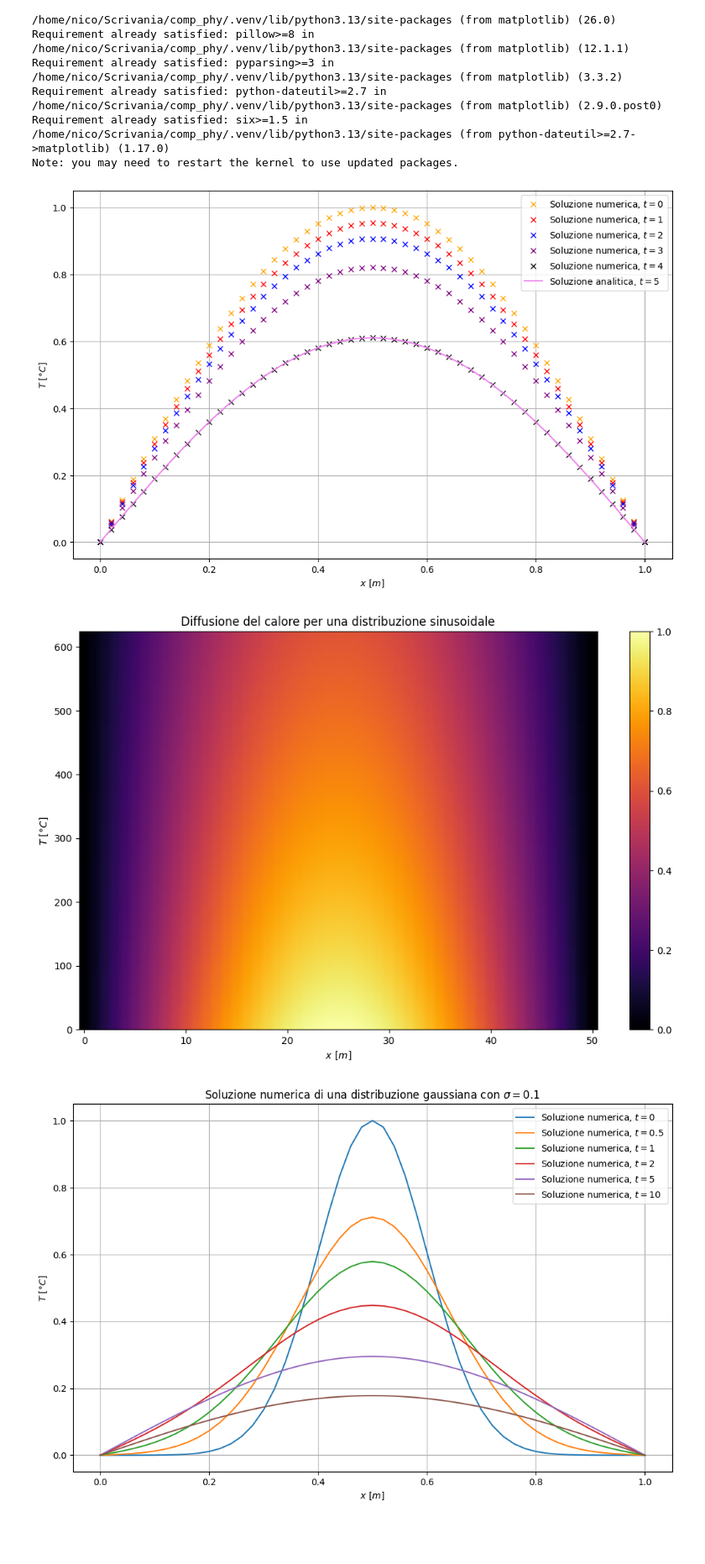
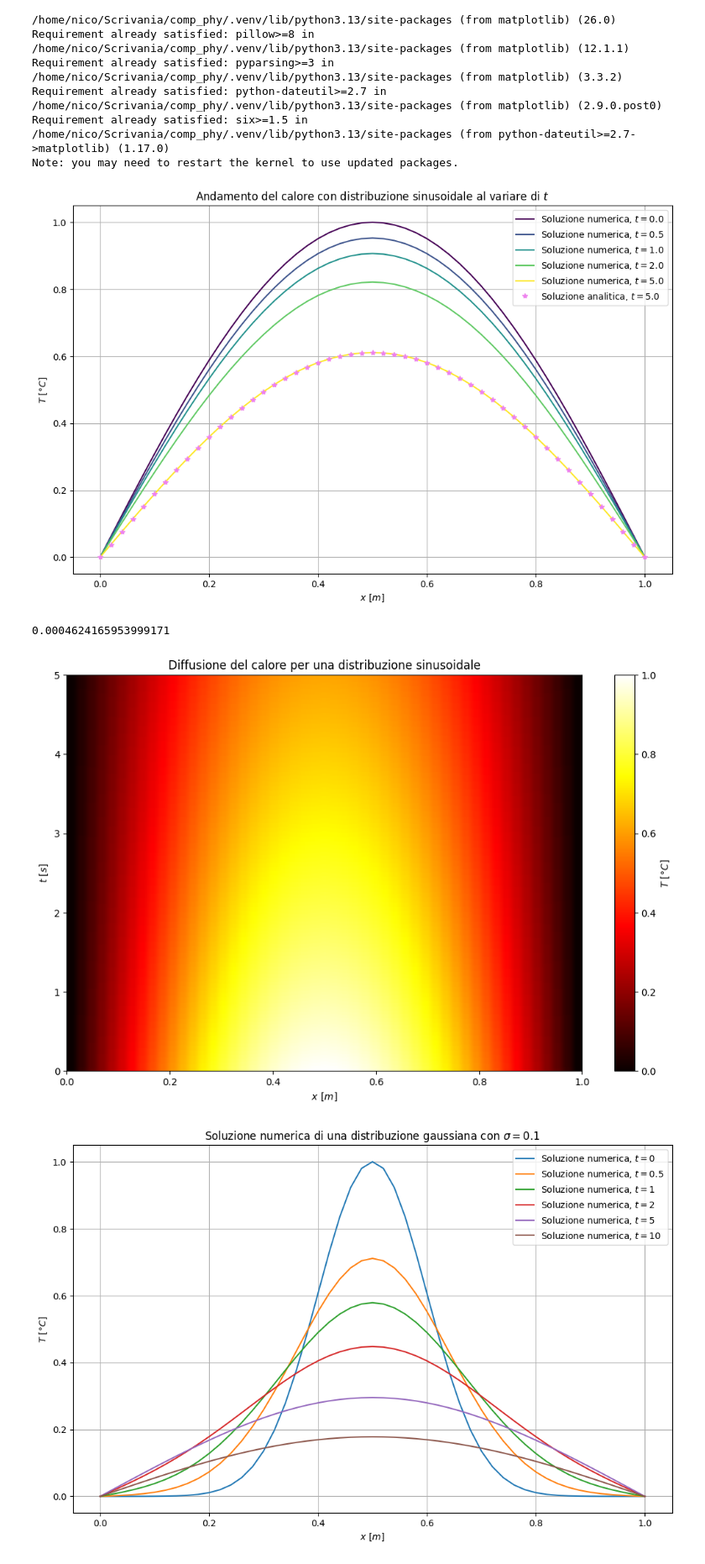
Before and after one commit to nicola-lamaddalena/computational_physics_course, a Jupyter notebook: ode/calore/main.ipynb, the cells around one changed output. Shown at 84% size. Cells and saved outputs as stored; diff of their text form; code cells hidden in the pictures; blank space fills up the shorter version.

```diff
--- a/ode/calore/main.ipynb
+++ b/ode/calore/main.ipynb
@@ -47,33 +47,43 @@ def ftcs(T0: float, Tl: float, Tr: float, x: list[float], t: float, dt: float, L
     return Ts
 
 Ts = ftcs(T0=1, Tl=0, Tr=0, x=xs, t=5, dt=dt, L=L, alpha=alpha, dx=dx)
+distr_sin = distribuzione_sin(T0=T0, x=xs, t=5, alpha=alpha, L=L)
+cmap = plt.cm.viridis
+times = [0.0, 0.5, 1.0, 2.0, 5.0]
 
-colors = ["orange", "red", "blue", "purple", "black"]
-rs = [0.0, 0.5, 1.0, 2.0, 5.0]
-for i in range(len(rs)):
-    riga = int(rs[i]/dt)
+for idx, t in enumerate(times):
+    riga = int(t/dt)
+    colore = cmap(idx / (len(times) - 1))
     if riga == 0:
-        plt.plot(xs, Ts[riga, :], "x", label=rf"Soluzione numerica, $t={i}$", color=colors[i])
+        plt.plot(xs, Ts[riga, :], label=rf"Soluzione numerica, $t={t}$", color=colore)
     else:
-        plt.plot(xs, Ts[riga-1, :], "x", label=rf"Soluzione numerica, $t={i}$", color=colors[i])
+        plt.plot(xs, Ts[riga-1, :], label=rf"Soluzione numerica, $t={t}$", color=colore)
 
-plt.plot(xs, distribuzione_sin(T0=T0, x=xs, t=5, alpha=alpha, L=L), label=r"Soluzione analitica, $t=5$", color="violet")
+plt.plot(xs, distr_sin, "*", label=r"Soluzione analitica, $t=5.0$", color="violet")
 plt.xlabel(r"$x\ [m]$")
 plt.ylabel(r"$T\ [°C]$")
+plt.title(r"Andamento del calore con distribuzione sinusoidale al variare di $t$")
 plt.grid()
 plt.legend()
 plt.show()
 # %% [output]
-[figure, old version]
+[figure, new version]
+# %%
+err_max_fin = np.max(np.abs(Ts[-1, :] - distr_sin))
+print(err_max_fin)
+# %% [output]
+0.0004624165953999171
 # %%
-plt.imshow(Ts, aspect='auto', origin='lower', cmap="inferno")
-plt.colorbar()
+extent = [0, L, 0, len(Ts)*dt]
+plt.imshow(Ts, extent=extent, aspect="auto", origin="lower", cmap="hot")
+cbar = plt.colorbar()
+cbar.set_label(r"$T\ [°C]$")
 plt.xlabel(r"$x\ [m]$")
-plt.ylabel(r"$T\ [°C]$")
+plt.ylabel(r"$t\ [s]$")
 plt.title("Diffusione del calore per una distribuzione sinusoidale")
 plt.show()
 # %% [output]
-[figure, old version]
+[figure, new version]
 # %%
 def ftcs1(T0: float, Tl: float, Tr: float, x: list[float], t: float, dt: float, L: float, alpha: float, dx: float) -> list[float]:
     r = alpha * dt / (dx**2)
```
Also changed, not shown: parts of 6 cells of this notebook.
